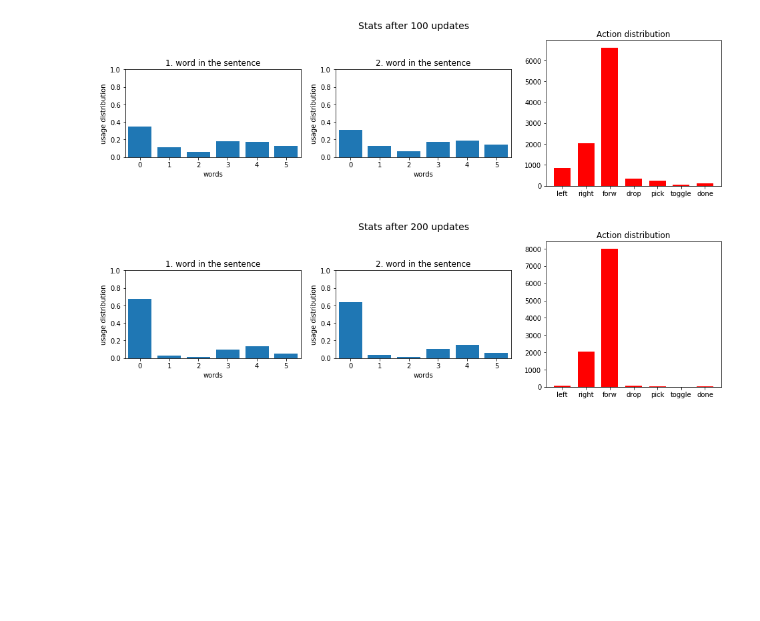
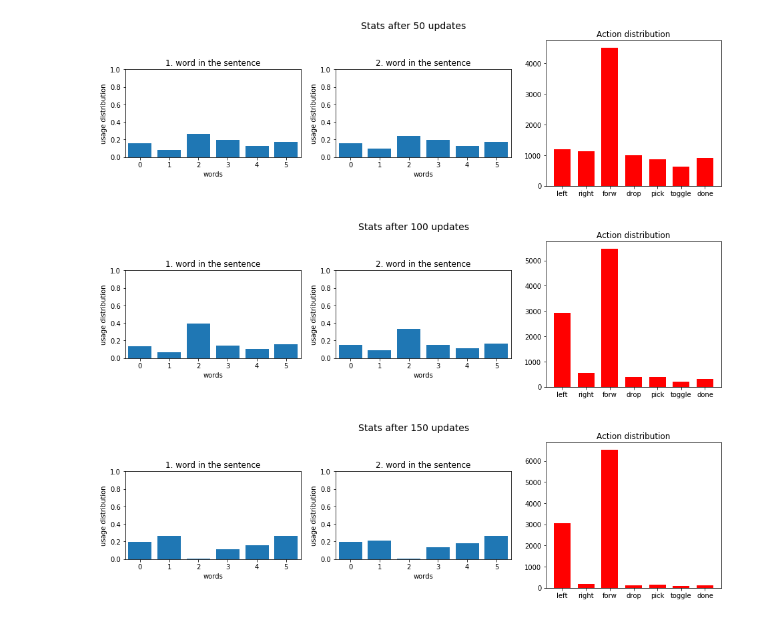
Before and after one commit to Bencee16/babyai, a Jupyter notebook: babyai/plot_stats.ipynb, the cells around one changed output. Cells and saved outputs as stored; diff of their text form; code cells hidden in the pictures; blank space fills up the shorter version.

```diff
--- a/babyai/plot_stats.ipynb
+++ b/babyai/plot_stats.ipynb
@@ -55,8 +55,9 @@ def plot_evolution(comms, acts):
         word_dists = word_stats(vocab)
         plot_stats(nr_updates, word_dists, vocab.shape[1], vocab.shape[2], acts[nr_updates])
 # %%
-a, c = load_stats("19-03-19-15-09-21_BabyAI-GoToObj-v0_1_2_6_egocentric_blind_0.5_False")
+a, c = load_stats("19-03-20-11-39-01_BabyAI-GoToObj-v0_1_2_6_egocentric_blind_0_False")
 plot_evolution(c, a)
 # %% [output]
-[figure, old version]
+[figure, new version]
-[figure, old version]
+[figure, new version]
+[figure, added]
```
Also changed, not shown: 6 other files.
